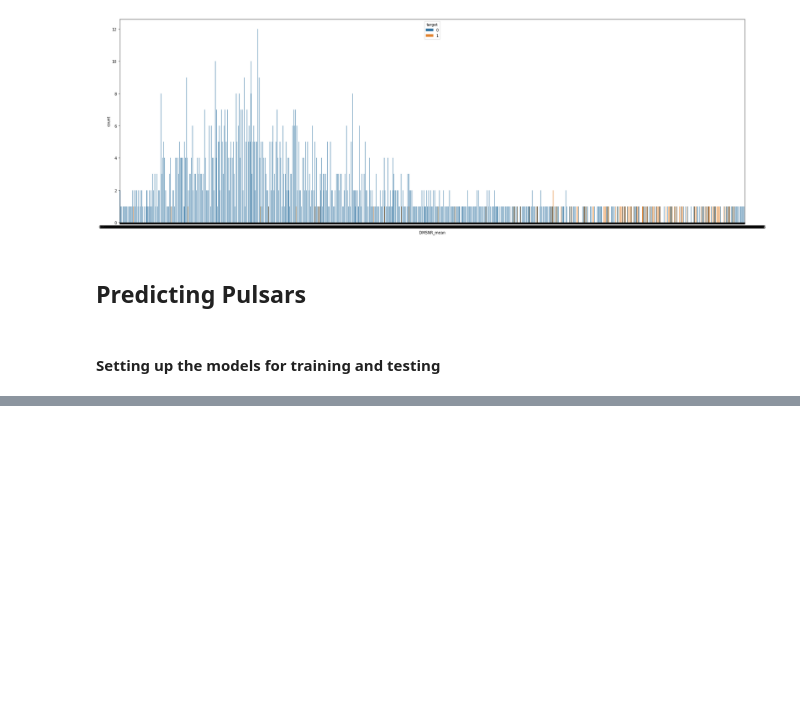
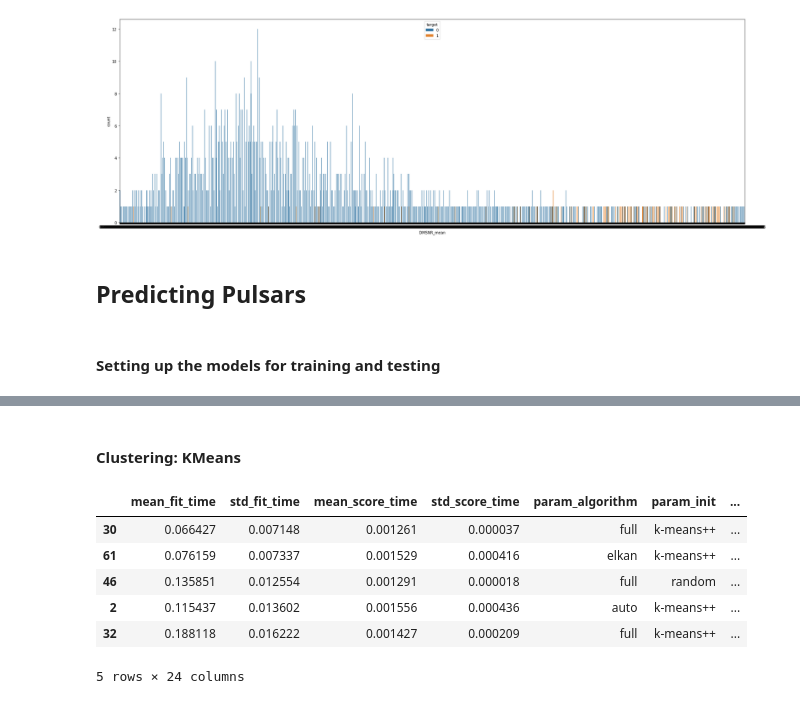
Before and after one commit to gabegomez014/data_processing, a Jupyter notebook: bigData/pulsar.ipynb, the cells around one changed output, grey strips where cells are left out. Cells and saved outputs as stored; diff of their text form; code cells hidden in the pictures; blank space fills up the shorter version.

```diff
--- a/bigData/pulsar.ipynb
+++ b/bigData/pulsar.ipynb
@@ -185,0 +385,30 @@ plt.show()
+# %% [markdown]
+#### Clustering: KMeans
+# %%
+'''
+Best params for KMeans:
+
+algorithm: full
+init: k-means++
+n_cluster: 2
+n_init: 5
+'''
+
+param_grid = {
+    'n_clusters':[2,4,8,12,16],
+    "init":["k-means++","random"],
+    "n_init":[5,10,15],
+    "algorithm":["auto", "full", "elkan"]
+    }
+grid_rf = GridSearchCV(KMeans(),  param_grid, return_train_score=True,scoring=["accuracy"],refit="accuracy", cv=5)
+grid_result = grid_rf.fit(X_train, y_train)
+grid_df = pd.DataFrame(grid_result.cv_results_)
+grid_df.sort_values(["mean_test_accuracy"], ascending=False).head(5)
+# %% [output]
+|  | mean_fit_time | std_fit_time | mean_score_time | std_score_time | param_algorithm | param_init | ... |
+| 30 | 0.066427 | 0.007148 | 0.001261 | 0.000037 | full | k-means++ | ... |
+| 61 | 0.076159 | 0.007337 | 0.001529 | 0.000416 | elkan | k-means++ | ... |
+| 46 | 0.135851 | 0.012554 | 0.001291 | 0.000018 | full | random | ... |
+| 2 | 0.115437 | 0.013602 | 0.001556 | 0.000436 | auto | k-means++ | ... |
+| 32 | 0.188118 | 0.016222 | 0.001427 | 0.000209 | full | k-means++ | ... |
+5 rows × 24 columns
```
Also changed, not shown: parts of 16 cells of this notebook, 1 other file.
